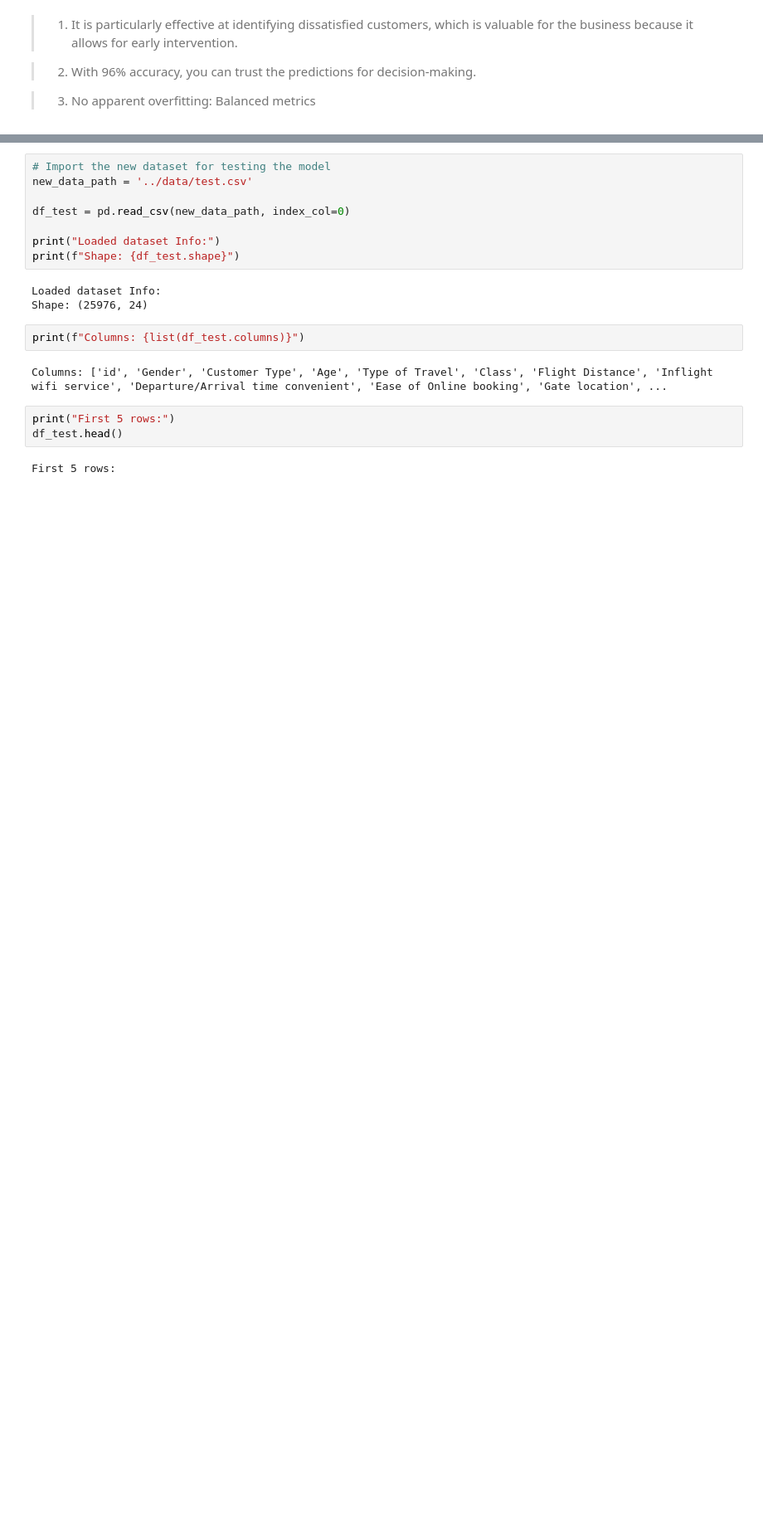
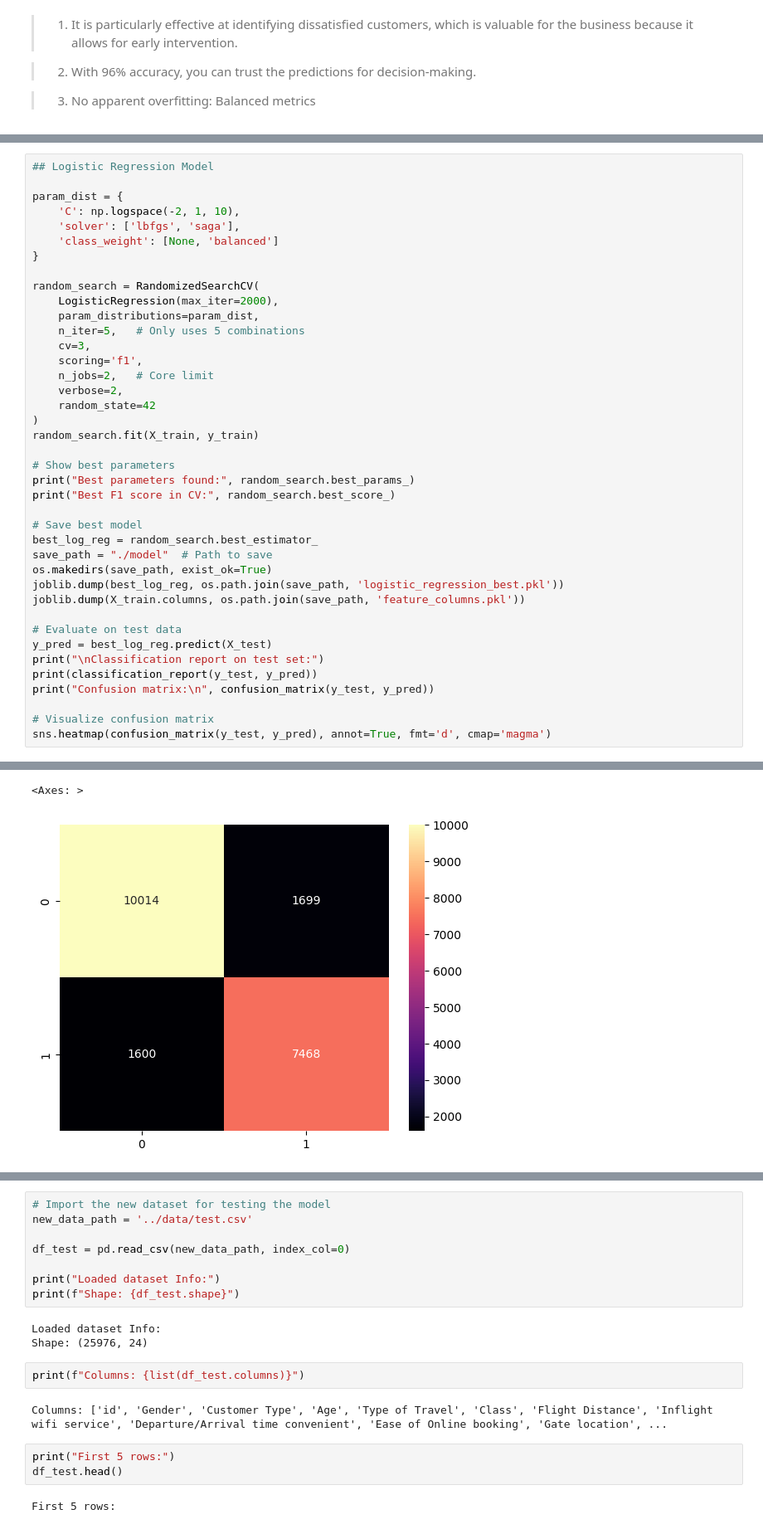
Before and after one commit to KeironClaudel/Airline_Passenger_Satisfaction, a Jupyter notebook: notebooks/Airline Passenger Satisfaction.ipynb, the cells around one changed output, grey strips where cells are left out. Shown: that part at 83% size. Saved outputs shown, nothing was run; the diff lists cells and outputs as text; blank space fills up the shorter version.

Commit message:
{Fix : } Algorith now loads RF model before test modeling
{feature : } Added new model: Logistic Regression and some adjustments for optimization

```diff
--- a/notebooks/Airline Passenger Satisfaction.ipynb
+++ b/notebooks/Airline Passenger Satisfaction.ipynb
@@ -324,0 +333,41 @@ weighted avg       0.96      0.96      0.96     20781
+# %%
+## Logistic Regression Model
+
+param_dist = {
+    'C': np.logspace(-2, 1, 10),
+    'solver': ['lbfgs', 'saga'],
+    'class_weight': [None, 'balanced']
+}
+
+random_search = RandomizedSearchCV(
+    LogisticRegression(max_iter=2000),
+    param_distributions=param_dist,
+    n_iter=5,   # Only uses 5 combinations
+    cv=3,
+    scoring='f1',
+    n_jobs=2,   # Core limit
+    verbose=2,
+    random_state=42
+)
+random_search.fit(X_train, y_train)
+
+# Show best parameters
+print("Best parameters found:", random_search.best_params_)
+print("Best F1 score in CV:", random_search.best_score_)
+
+# Save best model
+best_log_reg = random_search.best_estimator_
+save_path = "./model"  # Path to save
+os.makedirs(save_path, exist_ok=True)
+joblib.dump(best_log_reg, os.path.join(save_path, 'logistic_regression_best.pkl'))
+joblib.dump(X_train.columns, os.path.join(save_path, 'feature_columns.pkl'))
+
+# Evaluate on test data
+y_pred = best_log_reg.predict(X_test)
+print("\nClassification report on test set:")
+print(classification_report(y_test, y_pred))
+print("Confusion matrix:\n", confusion_matrix(y_test, y_pred))
+
+# Visualize confusion matrix
+sns.heatmap(confusion_matrix(y_test, y_pred), annot=True, fmt='d', cmap='magma')
+# %% [output]
@@ -324,0 +391,2 @@ weighted avg       0.96      0.96      0.96     20781
+<Axes: >
+[figure, added]
```
Also changed, not shown: parts of 17 cells of this notebook, 7 other files.
